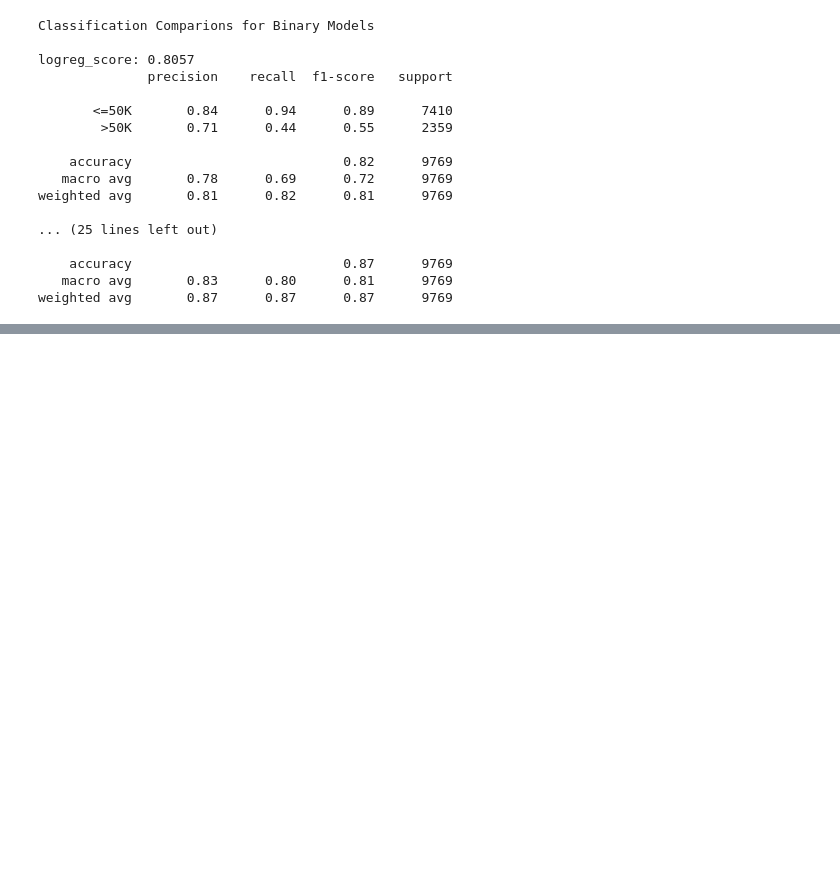
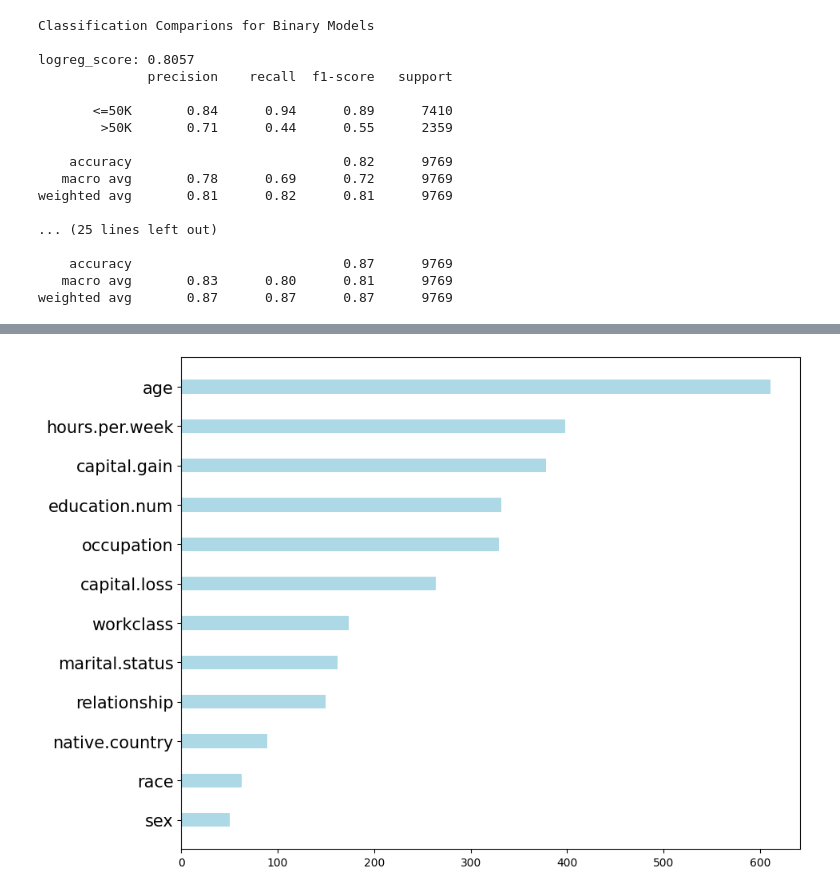
Before and after one commit to HyunsungRyu/self_study2024, a Jupyter notebook: Income_forecast.ipynb, the cells around one changed output, grey strips where cells are left out. Saved outputs shown, nothing was run; the diff lists cells and outputs as text; code cells hidden in the pictures; blank space fills up the shorter version.

```diff
--- a/Income_forecast.ipynb
+++ b/Income_forecast.ipynb
@@ -500,0 +603,12 @@ weighted avg       0.87      0.87      0.87      9769
+# %%
+# LightGBM 이진분류 모델의 피처 중요도 시각화 하기
+
+indices = np.argsort(importances)
+
+plt.figure(figsize=(10, 8))
+
+plt.barh(X_test.columns, importances[indices], .35, color='lightblue', align='center')
+plt.yticks(X_test.columns, X_test.columns[indices], fontsize=15)
+plt.show()
+# %% [output]
+[figure, added]
```
Also changed, not shown: parts of 22 cells of this notebook.
